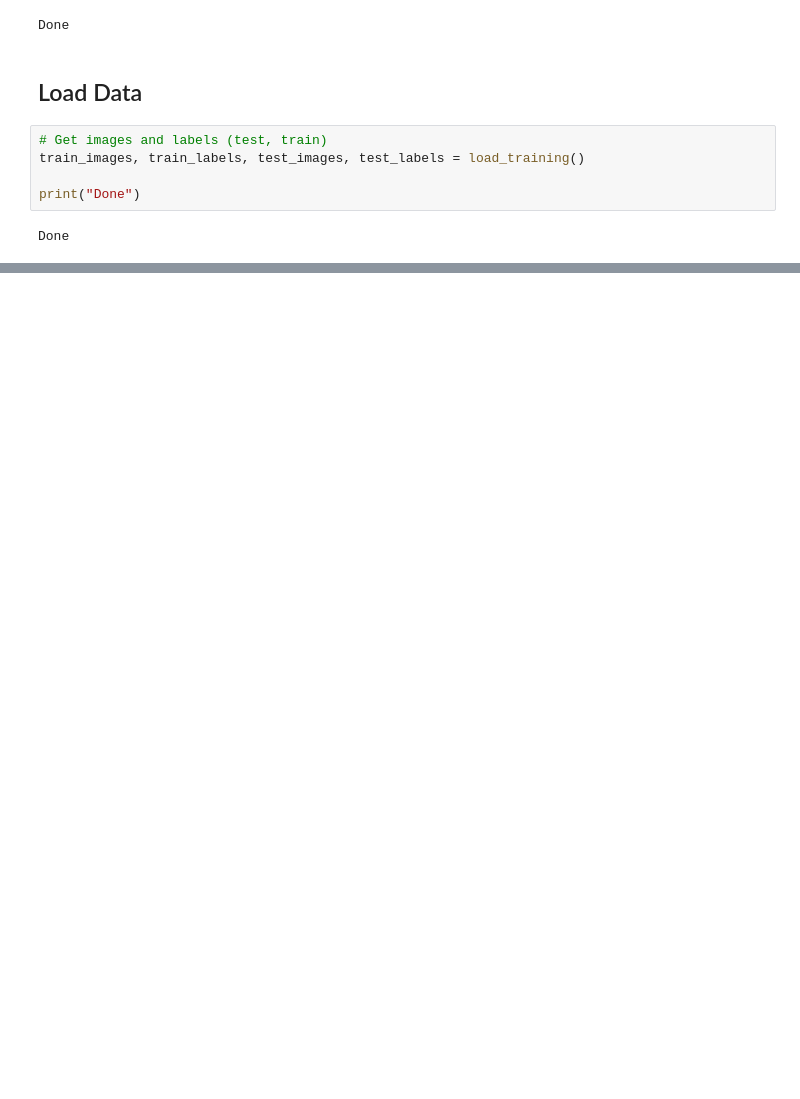
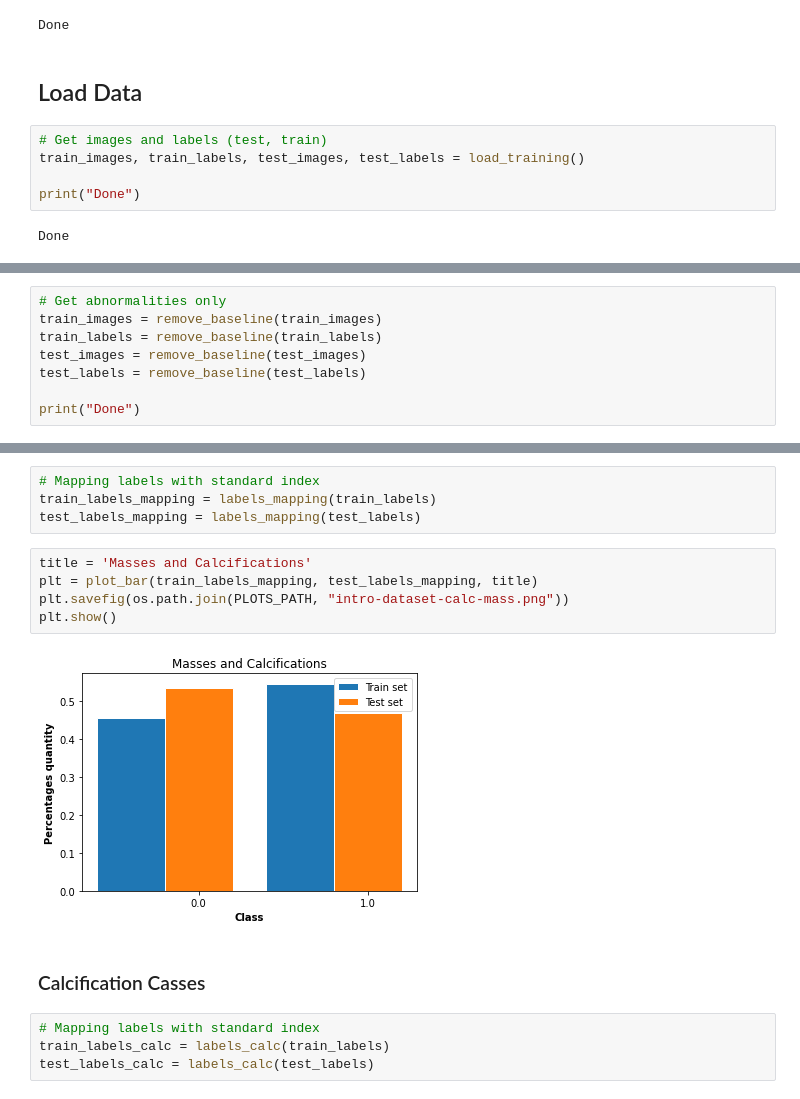
Before and after one commit to MarshaGomez/CNN-Medical-Imaging-Analysis, a Jupyter notebook: Code/Knowing_DDSM_dataset.ipynb, the cells around one changed output, grey strips where cells are left out. Drawn from its saved outputs; the diff is of its cells as text; blank space fills up the shorter version.

```diff
--- a/Code/Knowing_DDSM_dataset.ipynb
+++ b/Code/Knowing_DDSM_dataset.ipynb
@@ -234,0 +305,8 @@ plt.show()
+# %%
+# Get abnormalities only
+train_images = remove_baseline(train_images)
+train_labels = remove_baseline(train_labels)
+test_images = remove_baseline(test_images)
+test_labels = remove_baseline(test_labels)
+
+print("Done")
@@ -234,0 +315,17 @@ plt.show()
+# %%
+# Mapping labels with standard index
+train_labels_mapping = labels_mapping(train_labels)
+test_labels_mapping = labels_mapping(test_labels)
+# %%
+title = 'Masses and Calcifications'
+plt = plot_bar(train_labels_mapping, test_labels_mapping, title)
+plt.savefig(os.path.join(PLOTS_PATH, "intro-dataset-calc-mass.png"))
+plt.show()
+# %% [output]
+[figure, added]
+# %% [markdown]
+### Calcification Casses
+# %%
+# Mapping labels with standard index
+train_labels_calc = labels_calc(train_labels)
+test_labels_calc = labels_calc(test_labels)
```
Also changed, not shown: parts of 11 cells of this notebook.
